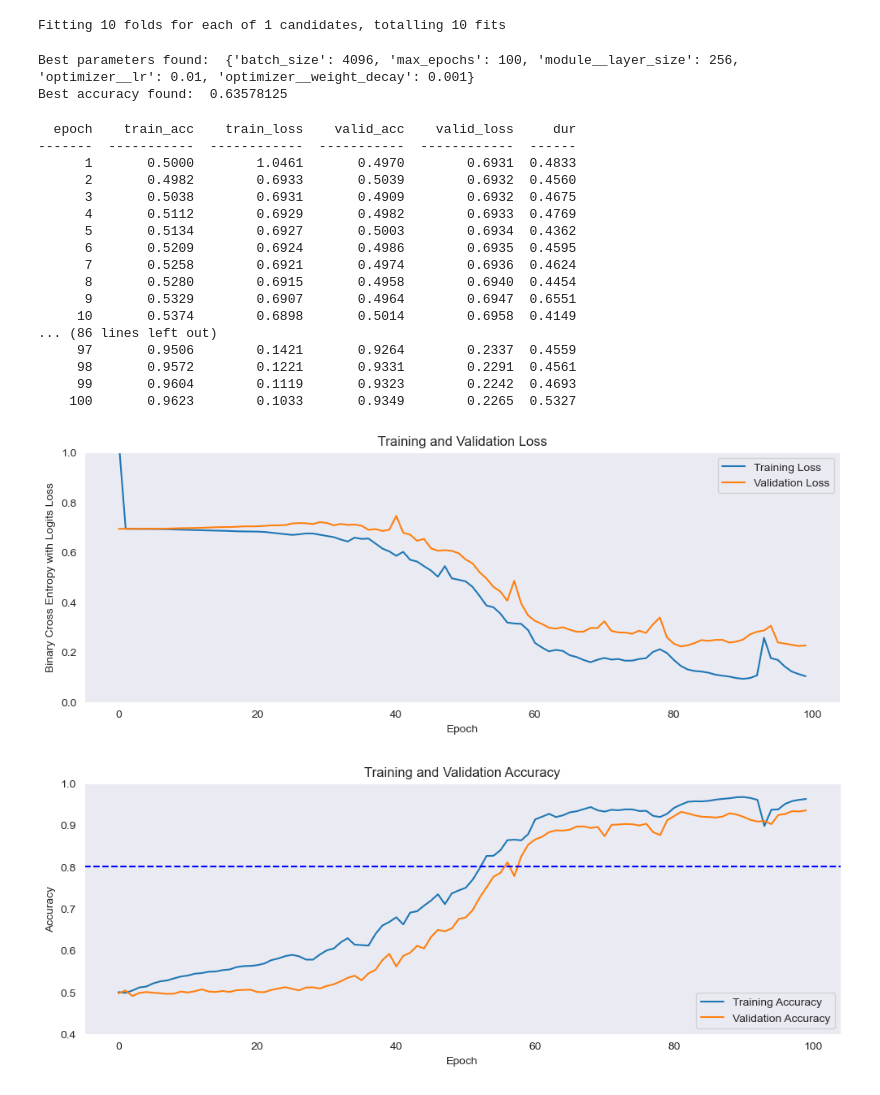
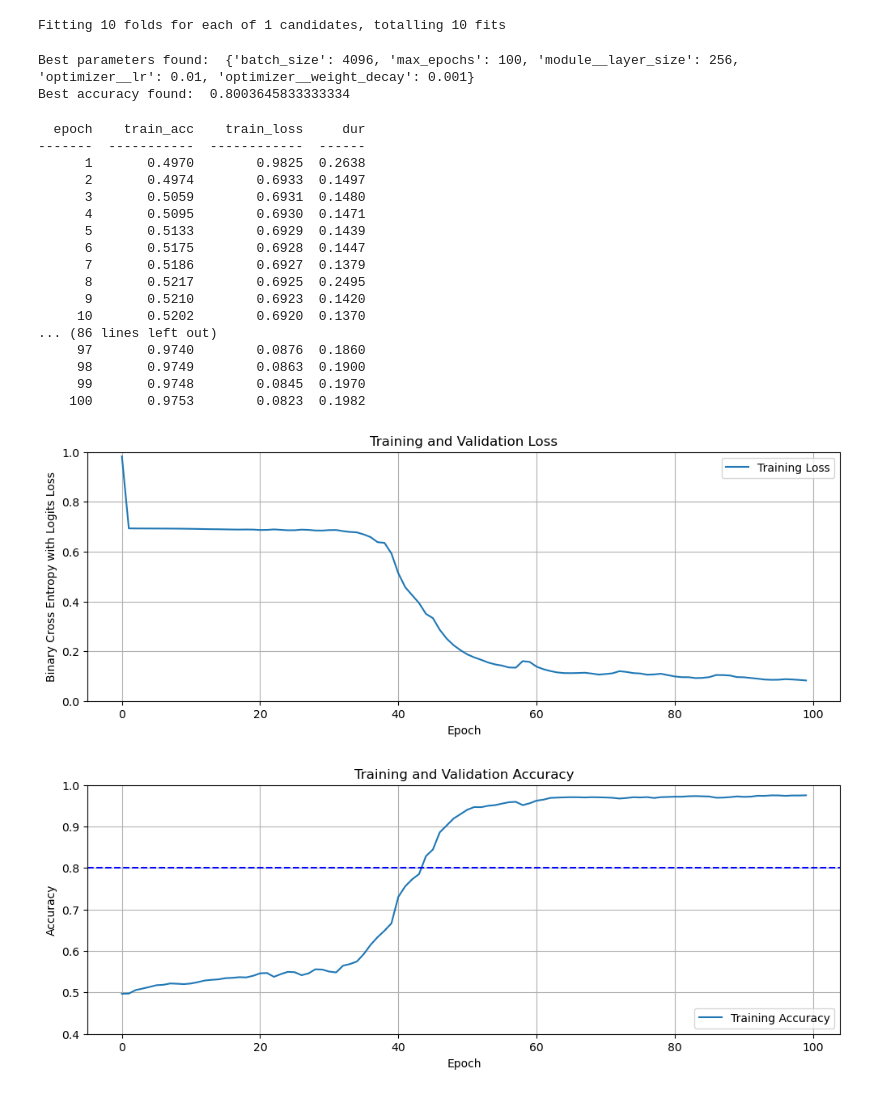
Before and after one commit to Miha5092/Math-for-ML, a Jupyter notebook: NeuralNetworks/skorch-24.ipynb, the cells around one changed output. Saved outputs shown, nothing was run; the diff lists cells and outputs as text; code cells hidden in the pictures.

```diff
--- a/NeuralNetworks/skorch-24.ipynb
+++ b/NeuralNetworks/skorch-24.ipynb
@@ -54,7 +54,7 @@ class SigmoidNeuralNetwork(nn.Module):
 
     def _init_weights(self, m):
         if isinstance(m, nn.Linear):
-            torch.nn.init.xavier_uniform(m.weight)
+            torch.nn.init.xavier_uniform_(m.weight)
             m.bias.data.fill_(0.01)
 # %%
 def load_data(feature_size: int):
@@ -108,7 +103,7 @@ print("Best parameters found: ", gs.best_params_)
 print("Best accuracy found: ", gs.best_score_)
 # %% [output]
 Best parameters found:  {'batch_size': 4096, 'max_epochs': 100, 'module__layer_size': 256, 'optimizer__lr': 0.01, 'optimizer__weight_decay': 0.001}
-Best accuracy found:  0.63578125
+Best accuracy found:  0.8003645833333334
 # %%
 from skorch.callbacks import EpochScoring
 
@@ -126,58 +121,59 @@ net = NeuralNetClassifier(
     callbacks=[
         EpochScoring(scoring='accuracy', name='train_acc', on_train=True),
     ],
+    train_split=None,
 )
 
 net = net.fit(X_train, y_train.astype(float))
 # %% [output]
-  epoch    train_acc    train_loss    valid_acc    valid_loss     dur
--------  -----------  ------------  -----------  ------------  ------
-      1       0.5000        1.0461       0.4970        0.6931  0.4833
-      2       0.4982        0.6933       0.5039        0.6932  0.4560
-      3       0.5038        0.6931       0.4909        0.6932  0.4675
-      4       0.5112        0.6929       0.4982        0.6933  0.4769
-      5       0.5134        0.6927       0.5003        0.6934  0.4362
-      6       0.5209        0.6924       0.4986        0.6935  0.4595
-      7       0.5258        0.6921       0.4974        0.6936  0.4624
-      8       0.5280        0.6915       0.4958        0.6940  0.4454
-      9       0.5329        0.6907       0.4964        0.6947  0.6551
-     10       0.5374        0.6898       0.5014        0.6958  0.4149
+  epoch    train_acc    train_loss     dur
+-------  -----------  ------------  ------
+      1       0.4970        0.9825  0.2638
+      2       0.4974        0.6933  0.1497
+      3       0.5059        0.6931  0.1480
+      4       0.5095        0.6930  0.1471
+      5       0.5133        0.6929  0.1439
+      6       0.5175        0.6928  0.1447
+      7       0.5186        0.6927  0.1379
+      8       0.5217        0.6925  0.2495
+      9       0.5210        0.6923  0.1420
+     10       0.5202        0.6920  0.1370
 ... (86 lines left out)
-     97       0.9506        0.1421       0.9264        0.2337  0.4559
-     98       0.9572        0.1221       0.9331        0.2291  0.4561
-     99       0.9604        0.1119       0.9323        0.2242  0.4693
-    100       0.9623        0.1033       0.9349        0.2265  0.5327
+     97       0.9740        0.0876  0.1860
+     98       0.9749        0.0863  0.1900
+     99       0.9748        0.0845  0.1970
+    100       0.9753        0.0823  0.1982
 # %%
 train_loss = net.history[:, 'train_loss']
-valid_loss = net.history[:, 'valid_loss']
+# valid_loss = net.history[:, 'valid_loss']
 
 train_acc = net.history[:, 'train_acc']
-valid_acc = net.history[:, 'valid_acc']
+# valid_acc = net.history[:, 'valid_acc']
 
 plt.figure(figsize=(12, 4))
 plt.plot(train_loss, label='Training Loss')
-plt.plot(valid_loss, label='Validation Loss')
+# plt.plot(valid_loss, label='Validation Loss')
 plt.legend()
 plt.title("Training and Validation Loss")
 plt.xlabel("Epoch")
 plt.ylabel("Binary Cross Entropy with Logits Loss")
 plt.ylim(0, 1.0)
 plt.grid()
 plt.legend(loc='upper right')
 plt.show()
 
 plt.figure(figsize=(12, 4))
 plt.plot(train_acc, label='Training Accuracy')
-plt.plot(valid_acc, label='Validation Accuracy')
+# plt.plot(valid_acc, label='Validation Accuracy')
 plt.axhline(y=baseline_accuracy, color='b', linestyle='--')
 plt.legend()
 plt.title("Training and Validation Accuracy")
 plt.xlabel("Epoch")
 plt.ylabel("Accuracy")
 plt.ylim(0.4, 1.0)
 plt.grid()
 plt.legend(loc='lower right')
 plt.show()
 # %% [output]
-[figure, old version]
+[figure, new version]
-[figure, old version]
+[figure, new version]
```
Also changed, not shown: parts of 2 cells of this notebook, 18 other files.
